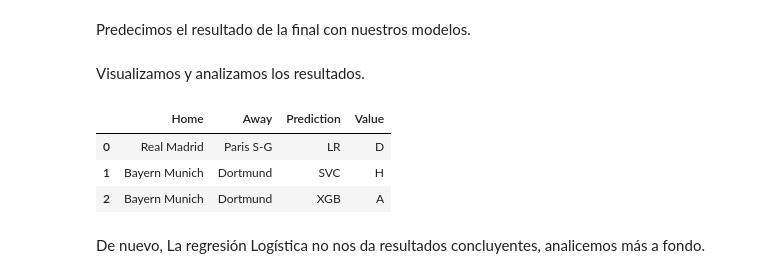
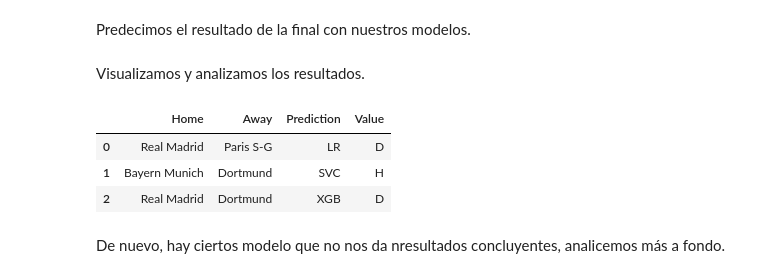
Before and after one commit to lauralardies/uefa_analisis, a Jupyter notebook: UEFA/modelos/aprendizaje supervisado/clasificacion.ipynb, the cells around one changed output. Saved outputs shown, nothing was run; the diff lists cells and outputs as text; code cells hidden in the pictures.

```diff
--- a/UEFA/modelos/aprendizaje supervisado/clasificacion.ipynb
+++ b/UEFA/modelos/aprendizaje supervisado/clasificacion.ipynb
@@ -345,8 +339,11 @@ Una vez obtenidas las probabilidades, agregamos las más relevantes a nuestra ta
 # %%
+# Eliminamos la columna 'XGB' del DataFrame 'res'
+res.drop('XGB', axis=1, inplace=True)
+
 # Iterar sobre las filas y columnas del DataFrame 'res'
 for index, row in res.iterrows():
-    for col in ['LR', 'SVC', 'XGB']:  # Iterar sobre las columnas LR, SVC y XGB
-        col_index = ['LR', 'SVC', 'XGB'].index(col)
+    for col in ['LR', 'SVC']:  # Iterar sobre las columnas LR, SVC y XGB
+        col_index = ['LR', 'SVC'].index(col)
         # Obtener el valor de 'key' basado en el valor en la columna 'col'
         key = row[col]
         # Obtener el valor asociado de 'pred_probs' para la fila 'index' y columna 'key'
@@ -446,3 +419,8 @@ final2.head()
 |  | Season | Round | Day | Home | Country (Home) | Points (Home) | Points (Away) | Country (Away) | ... |
 | 0 | 2023-2024 | Final | Sat | Bayern Munich | Germany | 107.882298 | 91.173033 | Germany | ... |
 1 rows × 37 columns
+# %%
+final3 = [['2023-2024', 'Final', 'Sat', 'Real Madrid', 'Spain', 114.5545351473923, 91.17303312629399, 'Germany', 'Dortmund', 'Wembley Stadium', 22, 28.0, 10, 110, 20, 17, 37, 20, 0, 1, 18.0, 0.0, 23, 28.0, 10, 110, 15, 12, 27, 14, 1, 1, 16.0, 0.0, 2024, 6, 1]]
+final3 = pd.DataFrame(final3, columns=(partidos_cols))
+
+final3.head()
@@ -490 +472,17 @@ data2.head()
 1 rows × 37 columns
+# %%
+data3 = final3.copy()
+
+# Aplicamos mapping a las columnas
+for col, col_mapping in mapping.items():
+    if col in data3.columns:
+        data3[col] = data3[col].map(col_mapping)
+    else:
+        if col == 'Squad':
+            data3['Home'] = data3['Home'].map(col_mapping)
+            data3['Away'] = data3['Away'].map(col_mapping)
+        elif col == 'Country':
+            data3['Country (Home)'] = data3['Country (Home)'].map(col_mapping)
+            data3['Country (Away)'] = data3['Country (Away)'].map(col_mapping)
+
+data3.head()
@@ -493,44 +495,45 @@ Predecimos el resultado de la final con nuestros modelos.
 # %%
 lr_pred_actual = lr.predict(data1)
 svc_pred_actual = svc.predict(data2)
-xgb_pred_actual = xgb.predict(data2)
+xgb_pred_actual = xgb.predict(data3)
 # %% [markdown]
 Visualizamos y analizamos los resultados.
 # %%
 X_home = []
 X_away = []
 preds = []
 pred_vals = [lr_pred_actual[0], svc_pred_actual[0], xgb_pred_actual[0]]
 
 for i in range(3):
     if i == 0:
         h = final1['Home'][0]
         a = final1['Away'][0]
         pred = 'LR'
-    else:
+    elif i == 1:
         h = final2['Home'][0]
         a = final2['Away'][0]
-        if i == 1:
-            pred = 'SVC'
-        elif i == 2:
-            pred = 'XGB'
+        pred = 'SVC'
+    else:
+        h = final3['Home'][0]
+        a = final3['Away'][0]
+        pred = 'XGB'
 
     X_home.append(h)
     X_away.append(a)
     preds.append(pred)
 
 # Se crea un DataFrame con los valores obtenidos
 res = pd.DataFrame({'Home': X_home, 'Away': X_away, 'Prediction': preds, 'Value': pred_vals})
 
 # Mostrar los resultados
 res
 # %% [output]
 |  | Home | Away | Prediction | Value |
 | 0 | Real Madrid | Paris S-G | LR | D |
 | 1 | Bayern Munich | Dortmund | SVC | H |
-| 2 | Bayern Munich | Dortmund | XGB | A |
+| 2 | Real Madrid | Dortmund | XGB | D |
 # %% [markdown]
-De nuevo, La regresión Logística no nos da resultados concluyentes, analicemos más a fondo.
+De nuevo, hay ciertos modelo que no nos da nresultados concluyentes, analicemos más a fondo.
 # %%
 # Predicción de probabilidades para Regresión Logística (lr)
 lr_pred_prob = lr.predict_proba(data1)
```
Also changed, not shown: parts of 26 cells of this notebook.
